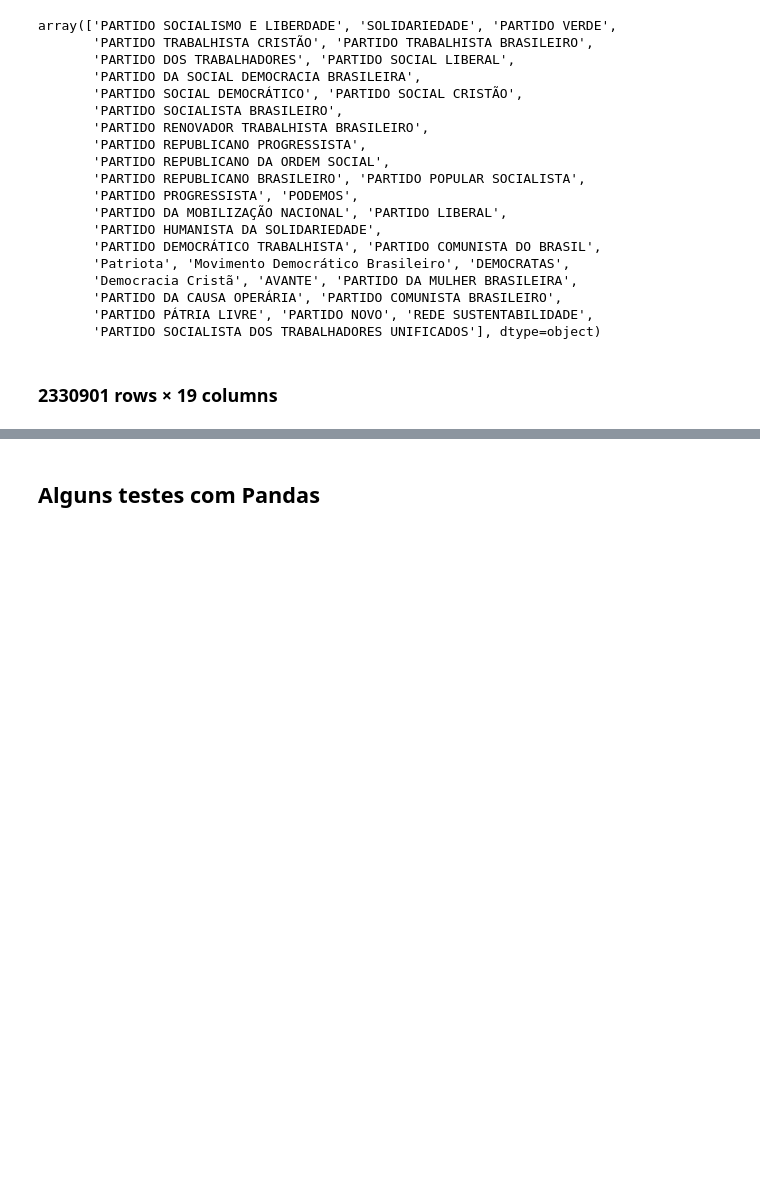
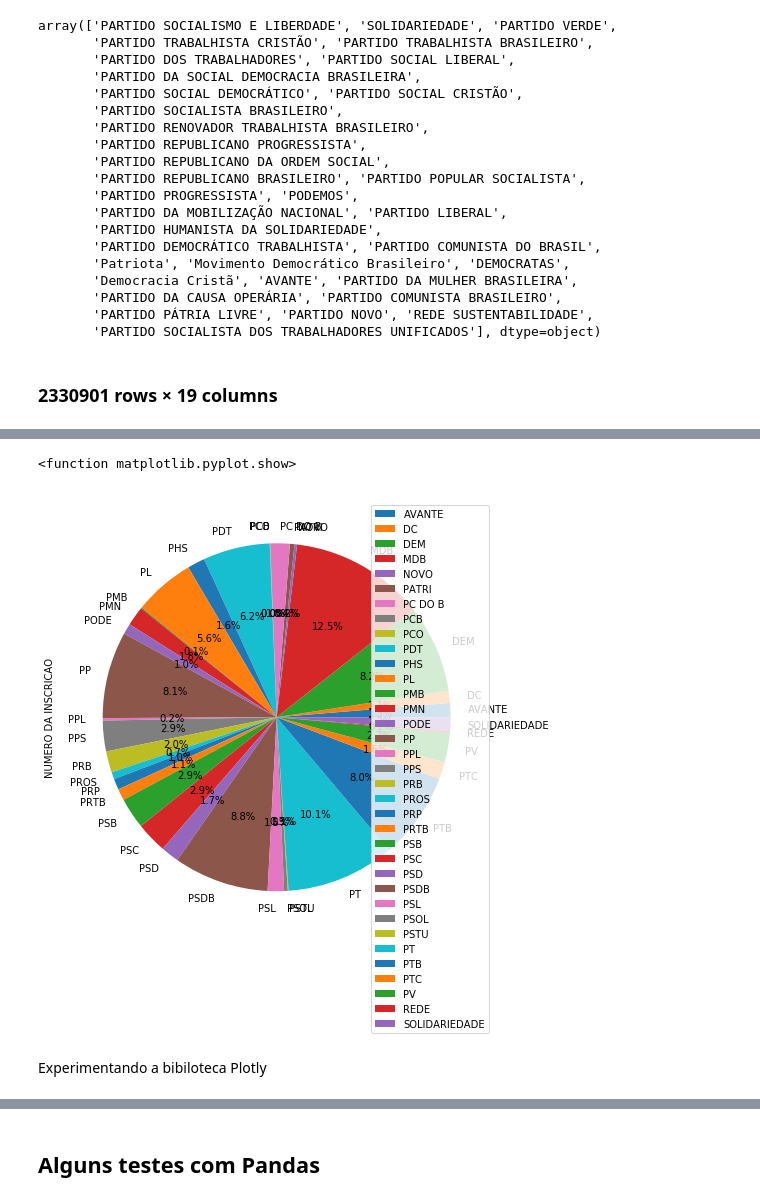
Before and after one commit to pedreirodelima/MG_Filiados, a Jupyter notebook: MG Filiados.ipynb, the cells around one changed output, grey strips where cells are left out. Saved outputs shown, nothing was run; the diff lists cells and outputs as text; code cells hidden in the pictures; blank space fills up the shorter version.

```diff
--- a/MG Filiados.ipynb
+++ b/MG Filiados.ipynb
@@ -161,0 +291,10 @@ df[cols]
+# %%
+distinct_regulares_mg.plot.pie(y='NUMERO DA INSCRICAO',
+                      autopct='%1.1f%%',
+                      figsize=(8,8))
+plt.show
+# %% [output]
+<function matplotlib.pyplot.show>
+[figure, added]
+# %% [markdown]
+Experimentando a bibiloteca Plotly
```
Also changed, not shown: parts of 40 cells of this notebook.
